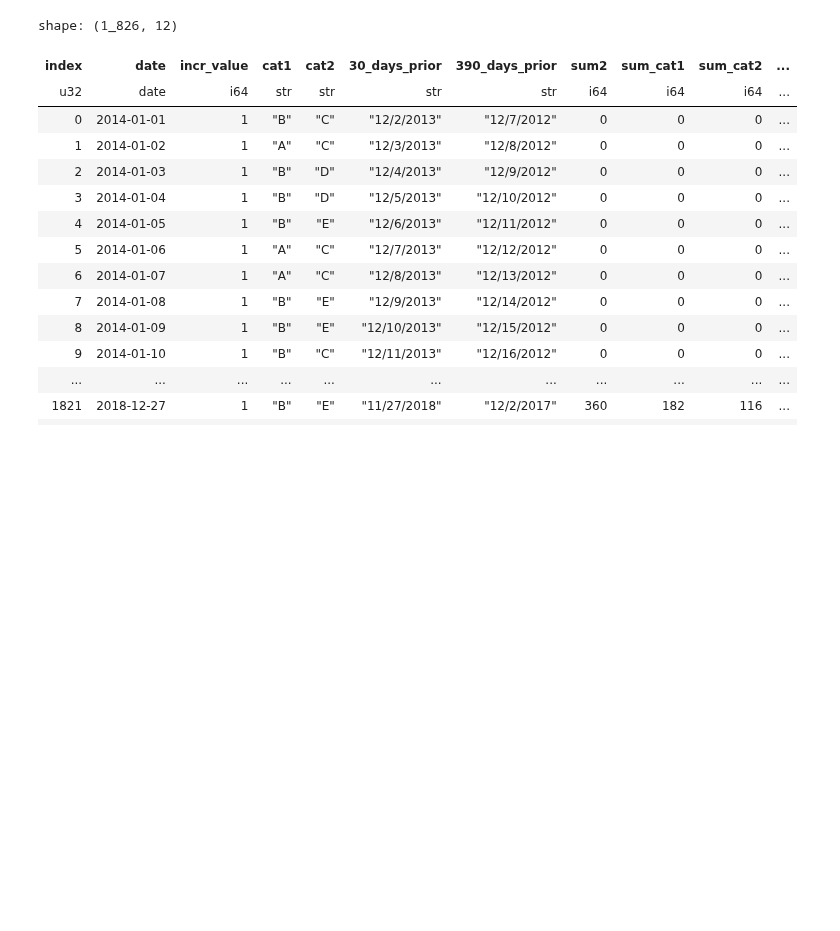
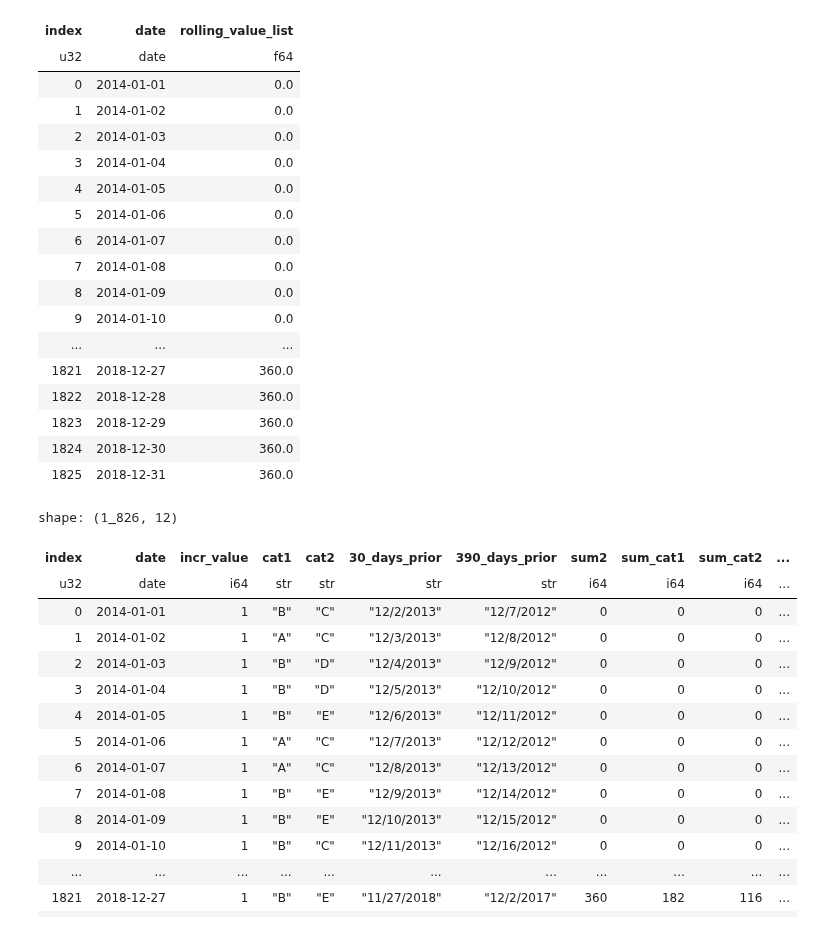
Before and after one commit to predictables/predictables, a Jupyter notebook: dev_univariate.ipynb, the cells around one changed output. Saved outputs shown, nothing was run; the diff lists cells and outputs as text; code cells hidden in the pictures; blank space fills up the shorter version.

```diff
--- a/dev_univariate.ipynb
+++ b/dev_univariate.ipynb
@@ -142,0 +174,13 @@ shape: (1_826, 11)
+# %%
+lf = (
+    DynamicRollingSum()
+    .lf(df)
+    .x_col("incr_value")
+    .date_col("date")
+    .index_col("index")
+    .offset(30)
+    .window(360)
+    .run()
+)
+
+df.join(lf.select(["index", "rolling_value_list"]), on="index", how="left").collect()
@@ -142,0 +207,55 @@ shape: (1_826, 11)
+# %%
+(
+    lf.with_columns(
+        [
+            pl.col("date_list")
+            .list.eval(pl.element().min())
+            .list.first()
+            .alias("min_date"),
+            pl.col("date_list")
+            .list.eval(pl.element().max())
+            .list.first()
+            .alias("max_date"),
+            pl.col("date_list").list.len().alias("n_dates"),
+        ]
+    )
+    .explode("date_list")
+    .with_columns(
+        [
+            pl.when(
+                (pl.col("date_list") >= pl.col("min_date"))
+                & (pl.col("date_list") <= pl.col("max_date"))
+            )
+            .then(
+                pl.col("date_list")
+                .dt.to_string("%m/%d/%Y")
+                .replace(
+                    old=dateval.collect()
+                    .sort("date")
+                    .select(pl.col("date").dt.to_string("%m/%d/%Y").name.keep())
+                    .to_series(),
+                    new=dateval.collect().sort("date").select("incr_value").to_series(),
+                )
+            )
+            .otherwise(pl.lit(0.0))
+            .str.to_decimal()
+            .fill_null(0.0)
+            .alias("value_list")
+        ]
+    )
+    .collect()
+    .select(
+        [
+            pl.col("index"),
+            pl.col("date"),
+            pl.col("value_list"),
+        ]
+    )
+    .lazy()
+    .with_columns([pl.col("value_list").sum().over("index").name.prefix("rolling_")])
+    .drop("value_list")
+    .unique()
+    .sort("index")
+    .collect()
+)
+# %% [output]
@@ -143,3 +263,21 @@ shape: (1_826, 11)
+| index | date | rolling_value_list |
+| u32 | date | f64 |
+| 0 | 2014-01-01 | 0.0 |
+| 1 | 2014-01-02 | 0.0 |
+| 2 | 2014-01-03 | 0.0 |
+| 3 | 2014-01-04 | 0.0 |
+| 4 | 2014-01-05 | 0.0 |
+| 5 | 2014-01-06 | 0.0 |
+| 6 | 2014-01-07 | 0.0 |
+| 7 | 2014-01-08 | 0.0 |
+| 8 | 2014-01-09 | 0.0 |
+| 9 | 2014-01-10 | 0.0 |
+| ... | ... | ... |
+| 1821 | 2018-12-27 | 360.0 |
+| 1822 | 2018-12-28 | 360.0 |
+| 1823 | 2018-12-29 | 360.0 |
+| 1824 | 2018-12-30 | 360.0 |
+| 1825 | 2018-12-31 | 360.0 |
 # %%
 dynamic_rolling_sum_with_categories(
     df,
```
Also changed, not shown: parts of 6 cells of this notebook, 6 other files.
